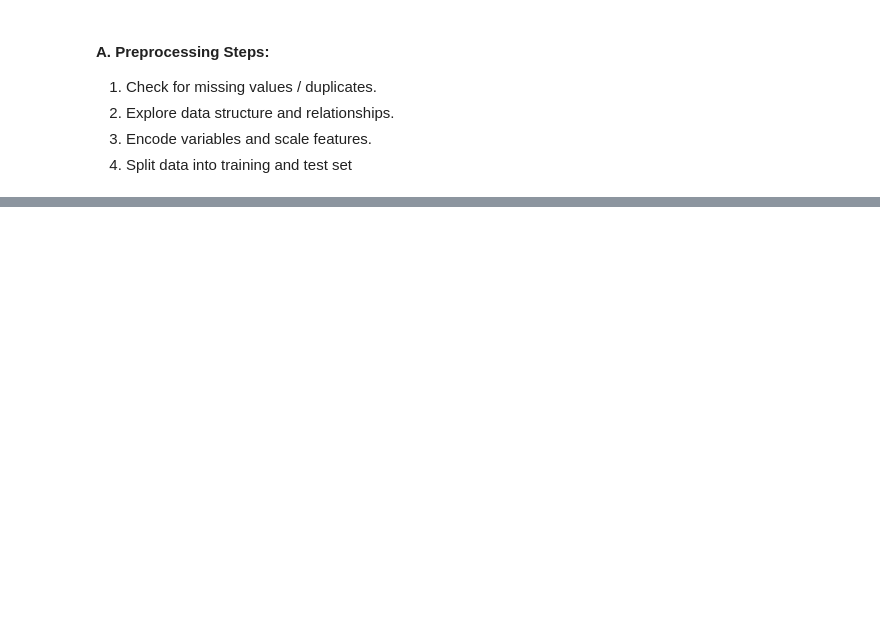
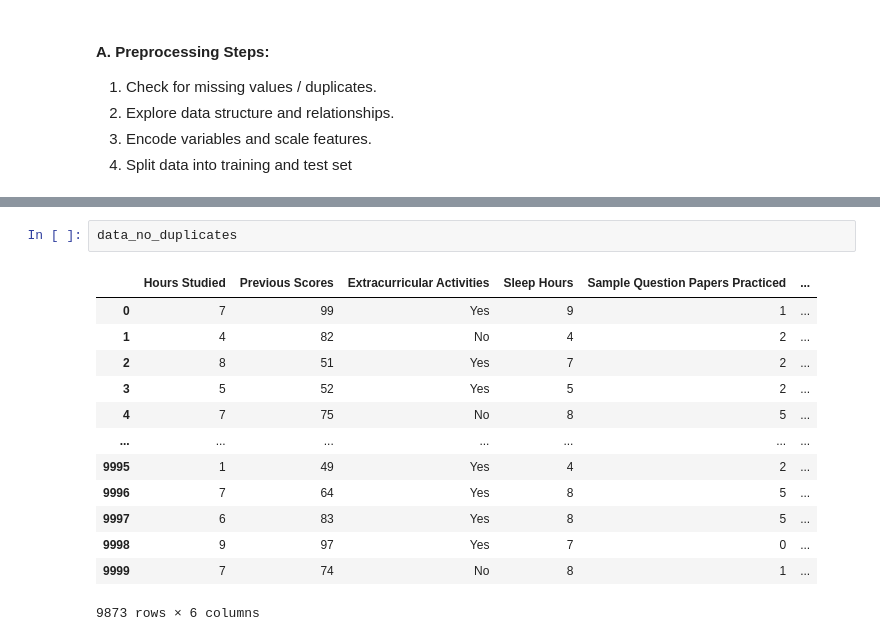
Before and after one commit to fihashim/student-regression, a Jupyter notebook: preprocess_data.ipynb, the cells around one changed output, grey strips where cells are left out. Saved outputs shown, nothing was run; the diff lists cells and outputs as text; blank space fills up the shorter version.

```diff
--- a/preprocess_data.ipynb
+++ b/preprocess_data.ipynb
@@ -91,0 +36,16 @@ Name: count, dtype: int64
+# %%
+data_no_duplicates
+# %% [output]
+|  | Hours Studied | Previous Scores | Extracurricular Activities | Sleep Hours | Sample Question Papers Practiced | ... |
+| 0 | 7 | 99 | Yes | 9 | 1 | ... |
+| 1 | 4 | 82 | No | 4 | 2 | ... |
+| 2 | 8 | 51 | Yes | 7 | 2 | ... |
+| 3 | 5 | 52 | Yes | 5 | 2 | ... |
+| 4 | 7 | 75 | No | 8 | 5 | ... |
+| ... | ... | ... | ... | ... | ... | ... |
+| 9995 | 1 | 49 | Yes | 4 | 2 | ... |
+| 9996 | 7 | 64 | Yes | 8 | 5 | ... |
+| 9997 | 6 | 83 | Yes | 8 | 5 | ... |
+| 9998 | 9 | 97 | Yes | 7 | 0 | ... |
+| 9999 | 7 | 74 | No | 8 | 1 | ... |
+9873 rows × 6 columns
```
Also changed, not shown: parts of 18 cells of this notebook.
